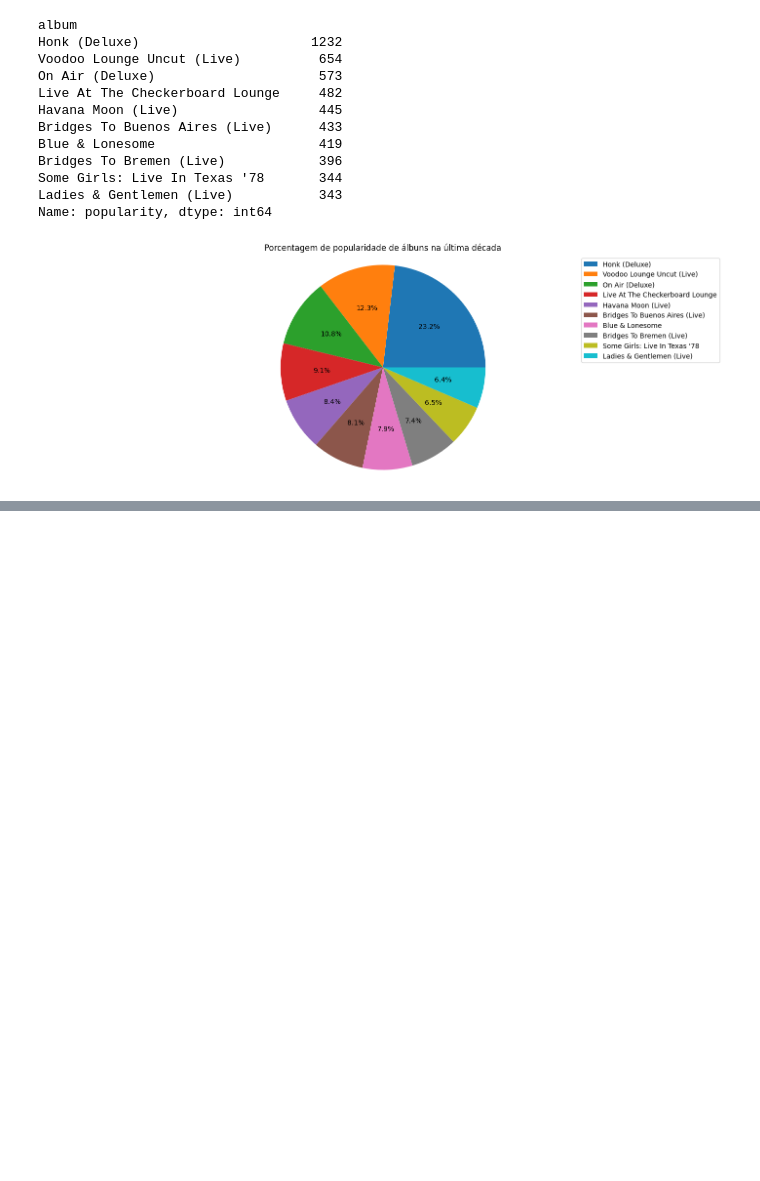
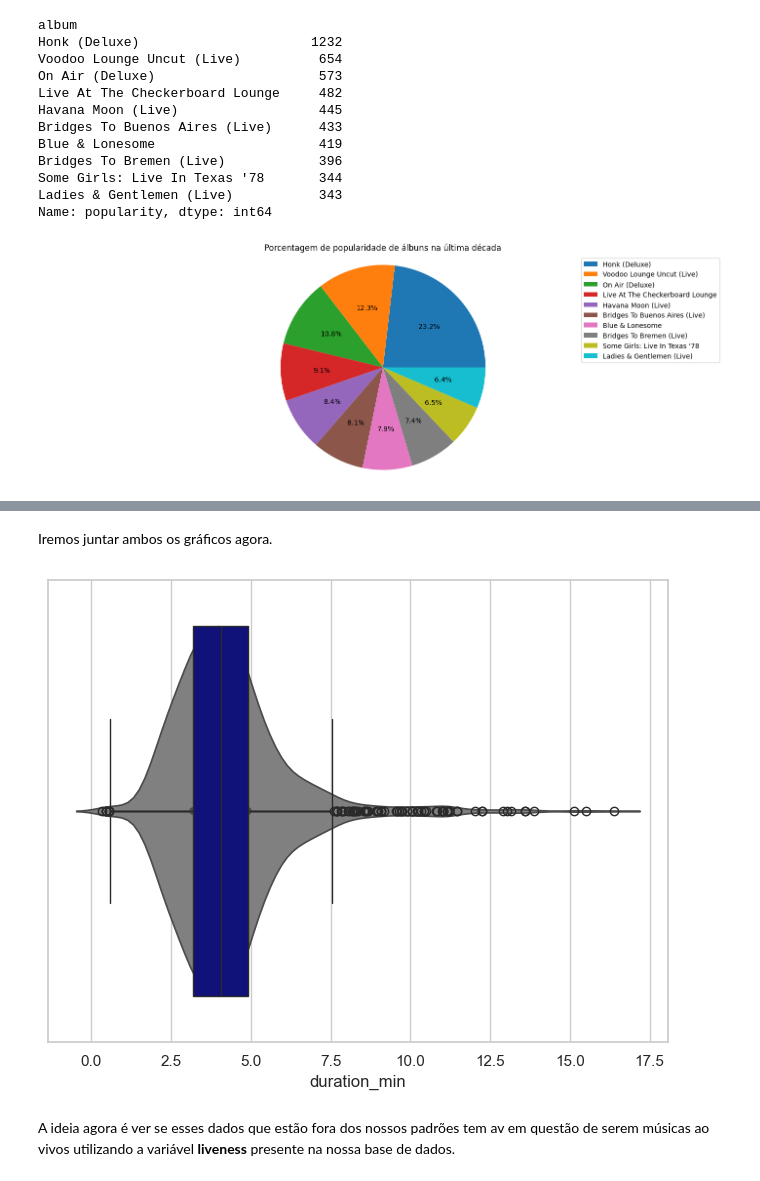
Before and after one commit to CorsiIsa/PosTech-Machine_Learng_And_Times_Series, a Jupyter notebook: analise_exploratoria.ipynb, the cells around one changed output, grey strips where cells are left out. Drawn from its saved outputs; the diff is of its cells as text; code cells hidden in the pictures; blank space fills up the shorter version.

```diff
--- a/analise_exploratoria.ipynb
+++ b/analise_exploratoria.ipynb
@@ -253,0 +278,12 @@ plt.show()
+# %% [markdown]
+Iremos juntar ambos os gráficos agora.
+# %%
+fig, ax = plt.subplots(figsize=(8,6))
+sns.violinplot(x='duration_min', data= df_rolling_stones, ax=ax,color="gray")
+sns.boxplot(x='duration_min', data= df_rolling_stones,ax=ax, whis=1.5, color="darkblue")
+axes.set_title("Gráfico de Violin e Boxplot")
+plt.show()
+# %% [output]
+[figure, added]
+# %% [markdown]
+A ideia agora é ver se esses dados que estão fora dos nossos padrões tem av em questão de serem músicas ao vivos utilizando a variável **liveness** presente na nossa base de dados.
```
Also changed, not shown: parts of 21 cells of this notebook.
